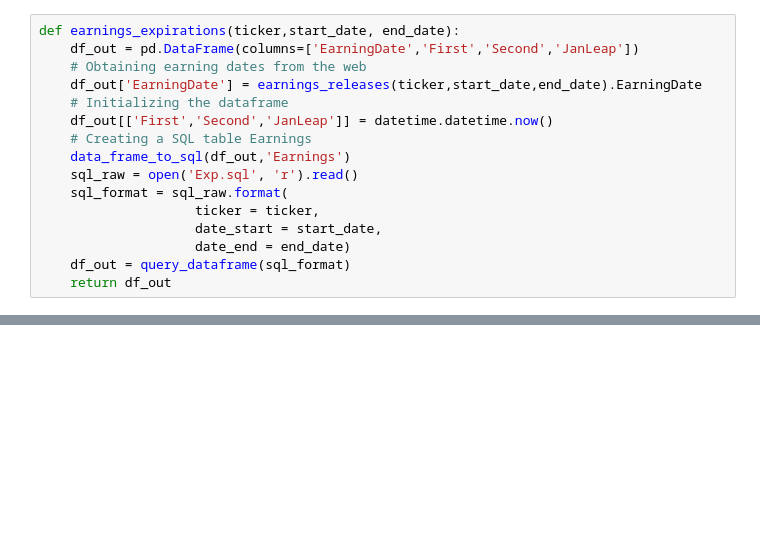
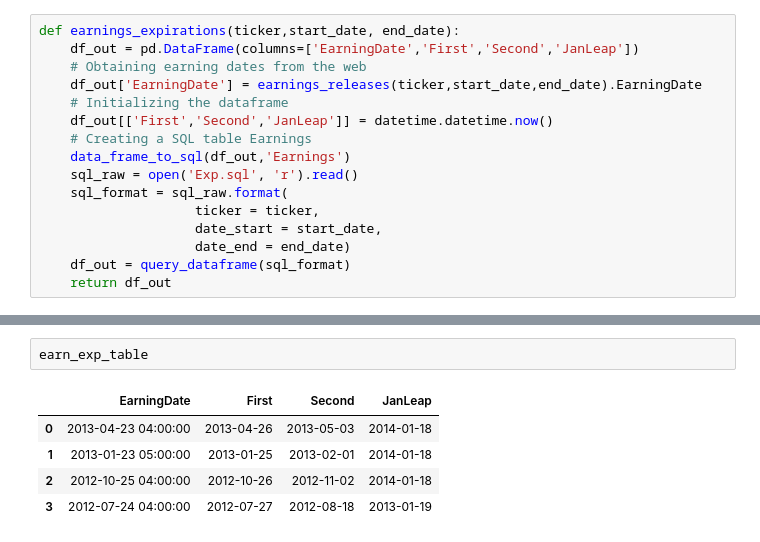
Before and after one commit to bspeice/experimental-finance, a Jupyter notebook: problem_set_5/ProblemSet5.ipynb, the cells around one changed output, grey strips where cells are left out. Saved outputs shown, nothing was run; the diff lists cells and outputs as text; blank space fills up the shorter version.

```diff
--- a/problem_set_5/ProblemSet5.ipynb
+++ b/problem_set_5/ProblemSet5.ipynb
@@ -426,0 +359,8 @@ data = synthetic(Ticker = 'CSCO', Date_Start = '', Date_End = end, Opt_Type = 'C
+# %%
+earn_exp_table
+# %% [output]
+|  | EarningDate | First | Second | JanLeap |
+| 0 | 2013-04-23 04:00:00 | 2013-04-26 | 2013-05-03 | 2014-01-18 |
+| 1 | 2013-01-23 05:00:00 | 2013-01-25 | 2013-02-01 | 2014-01-18 |
+| 2 | 2012-10-25 04:00:00 | 2012-10-26 | 2012-11-02 | 2014-01-18 |
+| 3 | 2012-07-24 04:00:00 | 2012-07-27 | 2012-08-18 | 2013-01-19 |
```
Also changed, not shown: parts of 12 cells of this notebook, 1 other file.
